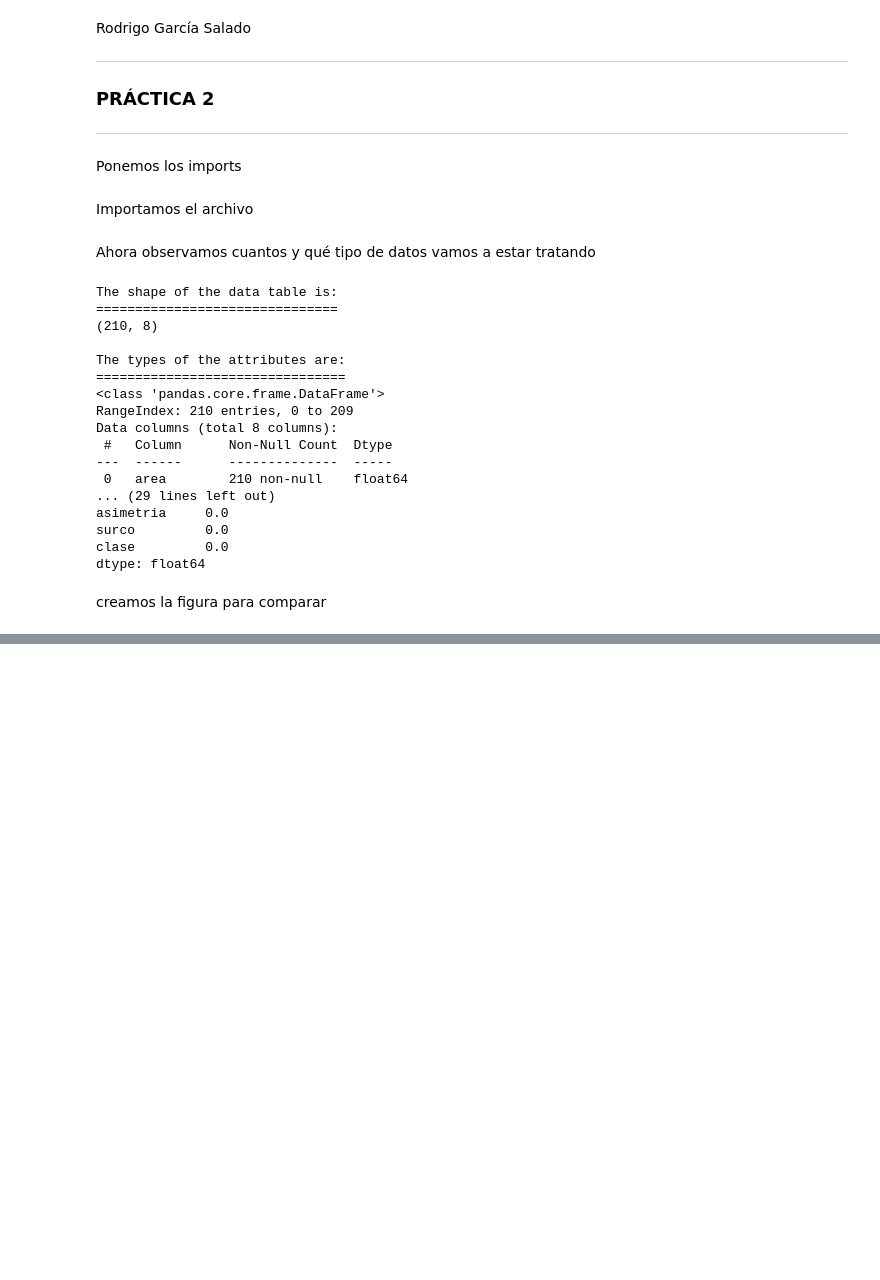
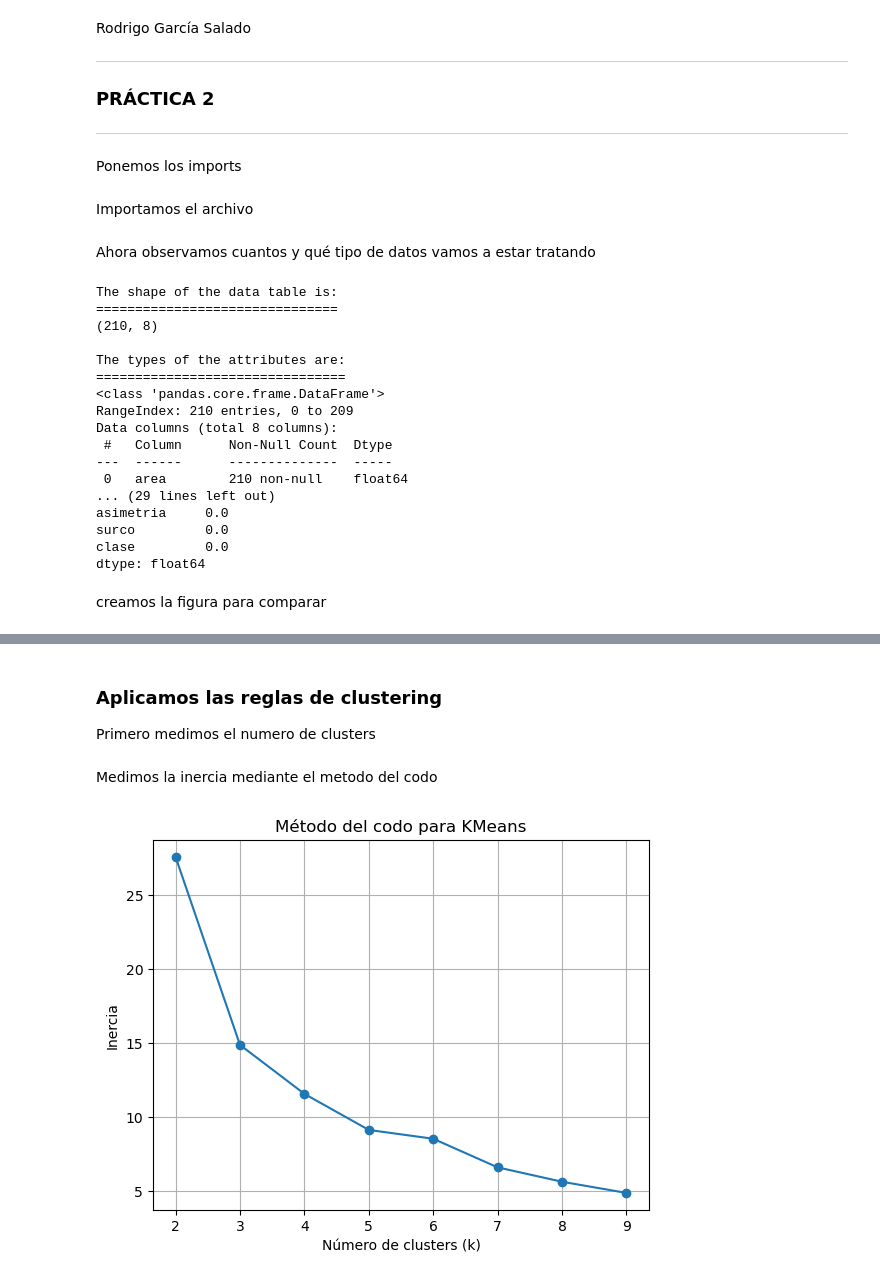
Before and after one commit to 100478705/Grupo25_practica2, a Jupyter notebook: Notebook1.ipynb, the cells around one changed output, grey strips where cells are left out. Cells and saved outputs as stored; diff of their text form; code cells hidden in the pictures; blank space fills up the shorter version.

Commit message:
Técnica de clústering Kmeans midiendo numero de clusters con codo y silueta

```diff
--- a/Notebook1.ipynb
+++ b/Notebook1.ipynb
@@ -133,3 +144,34 @@ X_scaled = scaler.fit_transform(X)
 # Reducción con PCA a 2 componentes
 pca = PCA(n_components=2, random_state=SEMILLA)
 X_pca = pca.fit_transform(X_scaled)
+# %% [markdown]
+### Aplicamos las reglas de clustering
+
+Primero medimos el numero de clusters
+# %%
+from sklearn.cluster import KMeans
+from sklearn.metrics import silhouette_score
+import matplotlib.pyplot as plt
+
+inertia = []
+silhouette = []
+K = range(2, 10)
+
+for k in K:
+    kmeans = KMeans(n_clusters=k, random_state=SEMILLA)
+    kmeans.fit(X_pca)
+    inertia.append(kmeans.inertia_)
+    silhouette.append(silhouette_score(X_pca, kmeans.labels_))
+# %% [markdown]
+Medimos la inercia mediante el metodo del codo
+# %%
+# Gráfico del método del codo
+plt.figure()
+plt.plot(K, inertia, 'o-')
+plt.xlabel('Número de clusters (k)')
+plt.ylabel('Inercia')
+plt.title('Método del codo para KMeans')
+plt.grid()
+plt.show()
+# %% [output]
+[figure, added]
```
Also changed, not shown: parts of 5 cells of this notebook, 1 other file.
